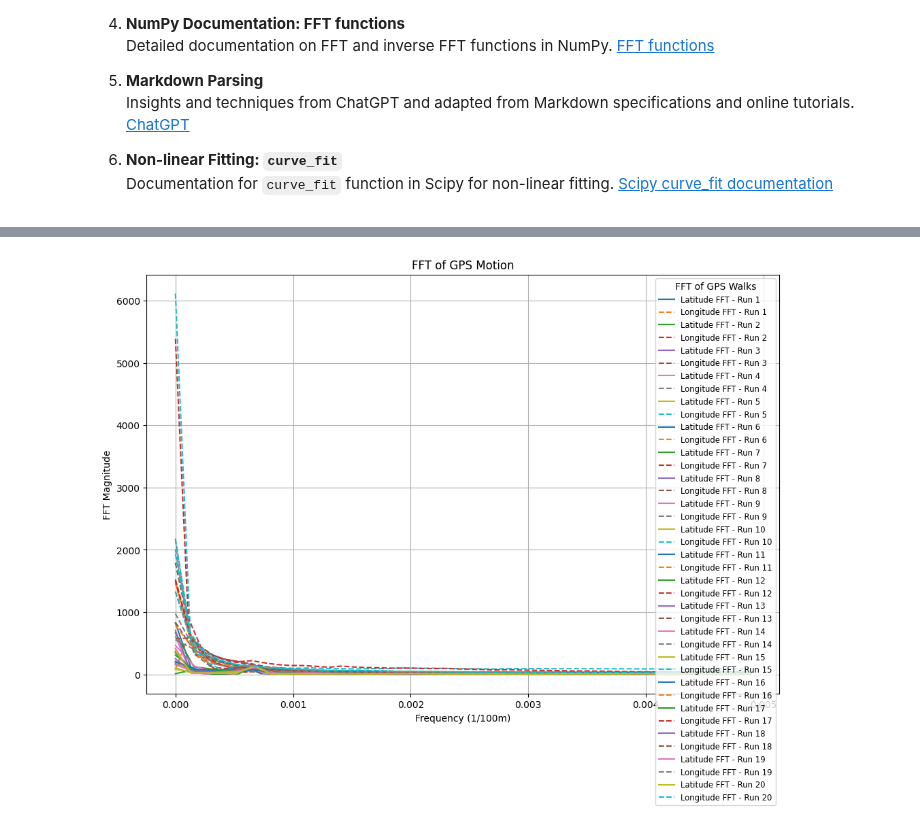
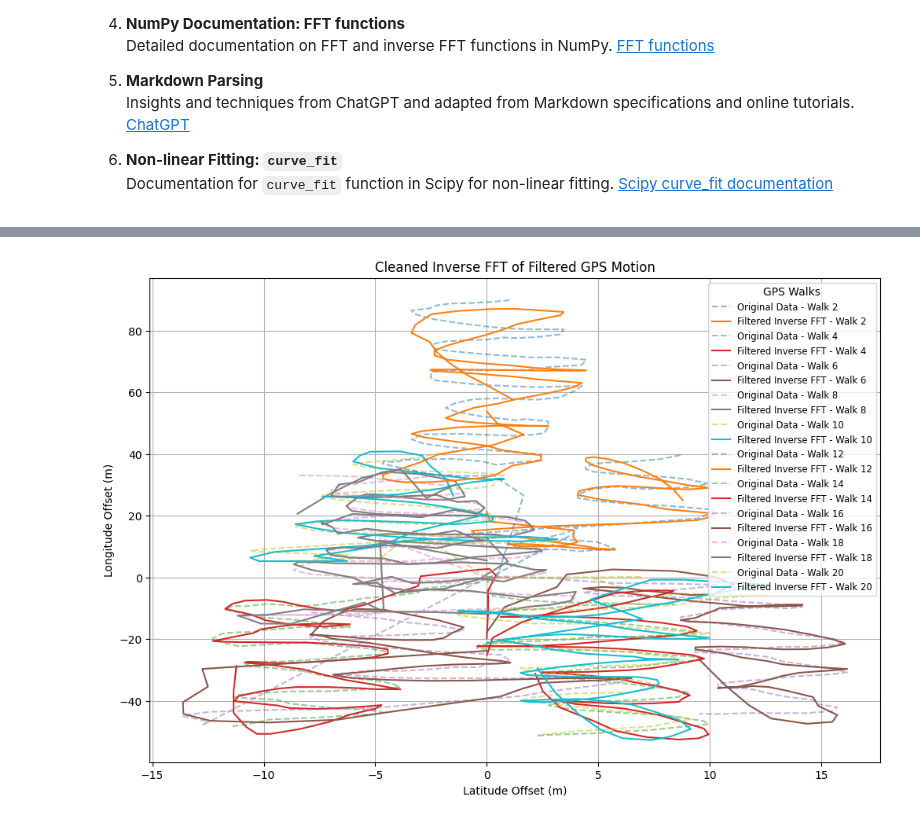
Before and after one commit to ubsuny/CP1-24-final, a Jupyter notebook: dhamalakamal/documentation/final.ipynb, the cells around one changed output, grey strips where cells are left out. Drawn from its saved outputs; the diff is of its cells as text; code cells hidden in the pictures.

Commit message:
updated images and plot code

```diff
--- a/dhamalakamal/documentation/final.ipynb
+++ b/dhamalakamal/documentation/final.ipynb
@@ -90,20 +90,24 @@ This notebook demonstrates the how to run the code part in this final project.
 6. **Non-linear Fitting: `curve_fit`**
    Documentation for `curve_fit` function in Scipy for non-linear fitting. [Scipy curve_fit documentation](https://docs.scipy.org/doc/scipy/reference/generated/scipy.optimize.curve_fit.html)
 # %%
+import sys
 import matplotlib.pyplot as plt
 import numpy as np
 import pandas as pd
 from pathlib import Path
+# Update paths to reflect new folder structure
+sys.path.append(str(Path("../code")))  # Add code directory to the Python path
 from final import fahrenheit_to_kelvin, parse_temperature_from_md, nonlinear_fit
 
 # Define the data directory
-data_dir = Path("../data")
+project_root = Path("../")
+data_dir = project_root / "data"
 
 # Initialize the plot
 plt.figure(figsize=(12, 8))
 
 # Iterate through all 20 repetitions
-for i in range(1, 21):
+for i in range(2, 21, 2):
     # Construct file names
     unique_id = f"gps{i:02d}"
     csv_file = data_dir / f"{unique_id}_sinewalk.csv"
@@ -132,7 +136,7 @@ for i in range(1, 21):
 
 
     # Plot the GPS motion and the non-linear fit
-    plt.plot(latitudes_m, longitudes_m, label=f"Run {i}: {temp_kelvin:.2f} K")
+    plt.plot(latitudes_m, longitudes_m, label=f"Walk {i}: {temp_kelvin:.2f} K")
     plt.plot(latitudes_m[::step], smoothed_data, linestyle="--", color="gray")
 
 # Configure the plot
@@ -142,6 +146,12 @@ plt.ylabel("Longitude Offset (m)")
 plt.legend(title="Legend (Temperature in Kelvin)", loc="best", fontsize="small")
 plt.grid(True)
 
+# Save the plot as an image file in the documentation folder
+output_dir = project_root / "documentation"
+output_dir.mkdir(exist_ok=True)
+output_file = output_dir / "gps_walks_of_nonlinear_fit_plot.png"
+plt.savefig(output_file)
+
 # Show the plot
 plt.show()
 # %% [output]
@@ -150,57 +256,78 @@ plt.show()
 import matplotlib.pyplot as plt
 import numpy as np
 import pandas as pd
+import sys
 from pathlib import Path
-from final import fft_wrapper
+
+# Update paths to reflect new folder structure
+sys.path.append(str(Path("../code")))  # Add code directory to the Python path
+
+from final import fft_wrapper, inverse_fft_wrapper # type: ignore
+
+def filter_fft(freq_data, threshold=0.1):
+    """
+    Filters the FFT data to remove high-frequency components.
+
+    Parameters:
+        freq_data (np.ndarray): FFT-transformed data.
+        threshold (float): Threshold for filtering magnitude.
+
+    Returns:
+        np.ndarray: Filtered FFT data.
+    """
+    freq_magnitude = np.abs(freq_data)
+    freq_data[freq_magnitude < threshold * np.max(freq_magnitude)] = 0
+    return freq_data
 
 # Define the data directory
-data_dir = Path("../data")
+project_root = Path("../")
+data_dir = project_root / "data"
 
 # Initialize the plot
 plt.figure(figsize=(12, 8))
 
 # Iterate through all 20 repetitions
-for i in range(1, 21):
+for i in range(2, 21, 2):
     # Construct file names
     unique_id = f"gps{i:02d}"
     csv_file = data_dir / f"{unique_id}_sinewalk.csv"
 
     # Read CSV file for GPS motion
     df = pd.read_csv(csv_file)
     latitudes = df["Latitude (°)"].values
     longitudes = df["Longitude (°)"].values
 
     # Convert latitude and longitude to meters (approximating 1 degree ≈ 111,000 meters)
     latitudes_m = (latitudes - latitudes[0]) * 111000
     longitudes_m = (longitudes - longitudes[0]) * 111000 * np.cos(np.radians(latitudes[0]))
 
     # Apply FFT to the latitude and longitude data using the fft_wrapper
     fft_latitudes = fft_wrapper(latitudes_m)
     fft_longitudes = fft_wrapper(longitudes_m)
 
-    # Get the frequency axis in Hz (1/seconds)
-    n = len(latitudes_m)
-    freq = np.fft.fftfreq(n, d=1)  # Frequency in Hz (1/sample_rate)
+    # Apply FFT and filter
+    fft_data = fft_wrapper(longitudes_m)
+    filtered_fft_data = filter_fft(fft_data, threshold=0.05)
+    inverse_filtered_data = inverse_fft_wrapper(filtered_fft_data).real  # Use only real part
 
-    # Convert the frequency axis to 1/100 meters (scaling by 100)
-    freq_100m = freq / 100  # Scaling by 100m for the frequency axis
+    # Plot Original and Filtered Inverse FFT
+    plt.plot(latitudes_m, longitudes_m, label=f"Original Data - Walk {i}", linestyle="--", alpha=0.5)
+    plt.plot(latitudes_m, inverse_filtered_data, label=f"Filtered Inverse FFT - Walk {i}")
 
-    # Calculate FFT magnitudes
-    fft_mag_latitudes = np.abs(fft_latitudes)
-    fft_mag_longitudes = np.abs(fft_longitudes)
-
-    # Plot the FFT for latitudes and longitudes
-    plt.plot(freq_100m[:n // 2], fft_mag_latitudes[:n // 2], label=f"Latitude FFT - Run {i}")
-    plt.plot(freq_100m[:n // 2], fft_mag_longitudes[:n // 2], label=f"Longitude FFT - Run {i}", linestyle="--")
-
-# Configure the plot
-plt.title("FFT of GPS Motion")
-plt.xlabel("Frequency (1/100m)")
-plt.ylabel("FFT Magnitude")
-plt.legend(title="FFT of GPS Walks", loc="best", fontsize="small")
+# Plot Configurations
+plt.title("Cleaned Inverse FFT of Filtered GPS Motion")
+plt.xlabel("Latitude Offset (m)")
+plt.ylabel("Longitude Offset (m)")
+plt.legend(title="GPS Walks", fontsize="small", loc="best")
 plt.grid(True)
 
-# Show the plot
+# Save the plot as an image file in the documentation folder
+output_dir = project_root / "documentation"
+output_dir.mkdir(exist_ok=True)
+output_file = output_dir / "filtered_inverse_fft_plot.png"
+plt.savefig(output_file)
+
+# Display the plot
 plt.show()
 # %% [output]
-[figure, old version]
+[figure, new version]
```
Also changed, not shown: parts of 3 cells of this notebook, 3 other files.
